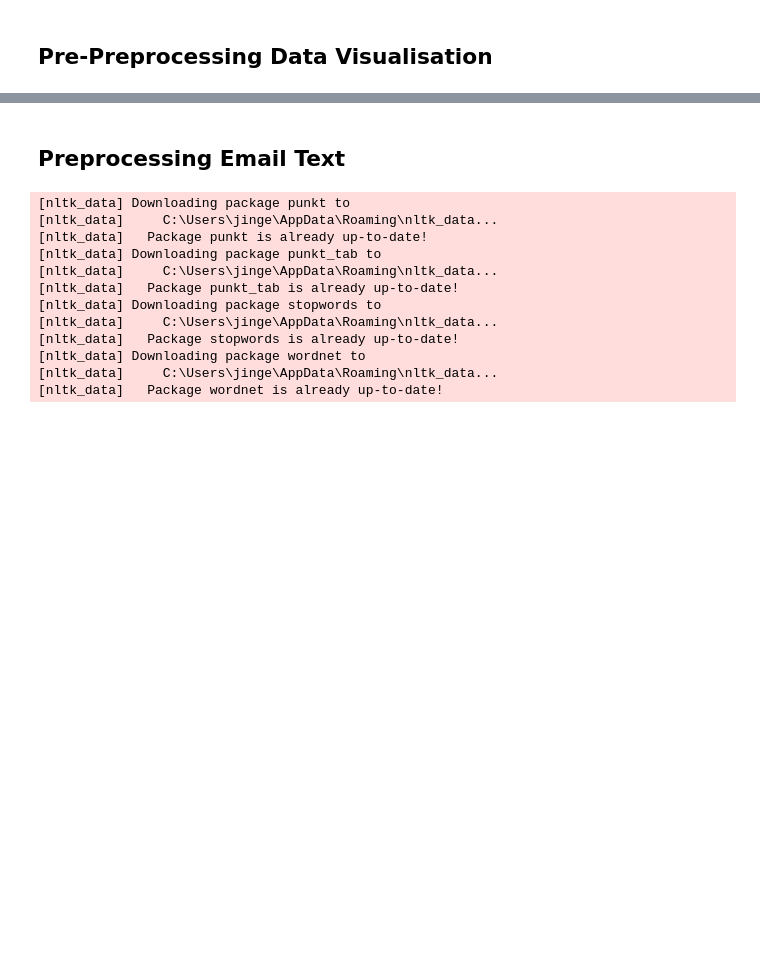
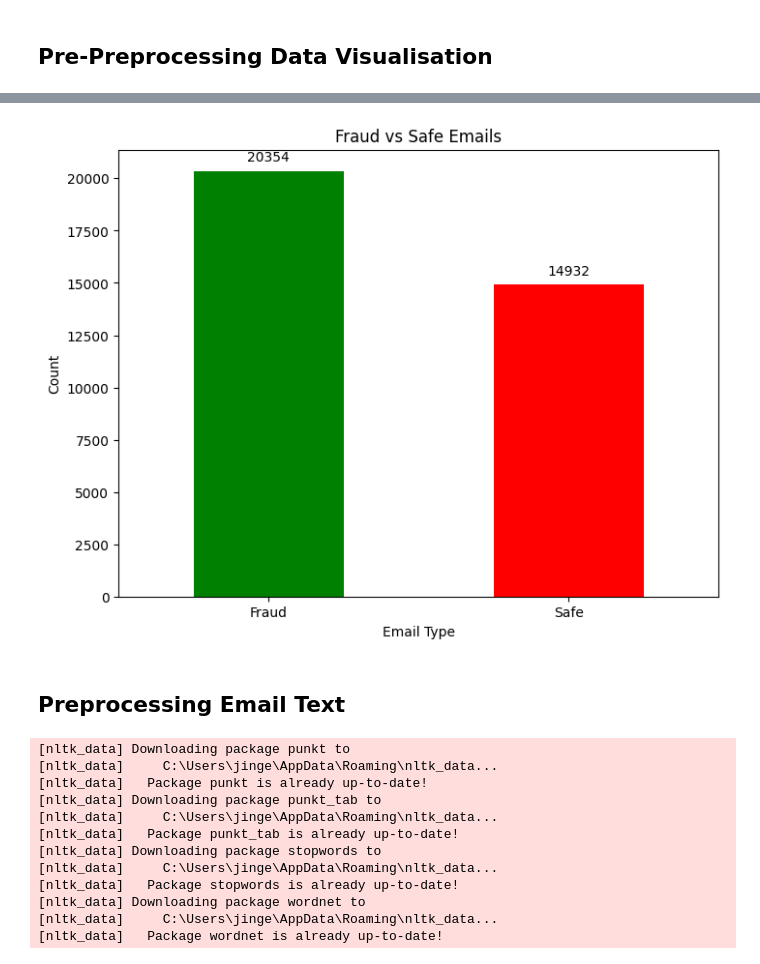
Before and after one commit to Geraldworks/Fraud-Email, a Jupyter notebook: main.ipynb, the cells around one changed output, grey strips where cells are left out. Cells and saved outputs as stored; diff of their text form; code cells hidden in the pictures; blank space fills up the shorter version.

```diff
--- a/main.ipynb
+++ b/main.ipynb
@@ -83,3 +149,26 @@ email_type_counts
+# %%
+# Count the occurrences of each category in 'is_fraud_email'
+fraud_counts = df['is_fraud_email'].value_counts()
+
+# Create a bar plot
+plt.figure(figsize=(8, 6))
+ax = fraud_counts.plot(kind='bar', color=['green', 'red'])
+
+# Adding title and labels
+plt.title('Fraud vs Safe Emails')
+plt.xlabel('Email Type')
+plt.ylabel('Count')
+
+# Add the count values on top of each bar
+for p in ax.patches:
+    ax.annotate(f'{p.get_height()}', (p.get_x() + p.get_width() / 2., p.get_height()),
+                ha='center', va='center', xytext=(0, 10), textcoords='offset points')
+
+# Show the plot
+plt.xticks(ticks=[0, 1], labels=['Fraud', 'Safe'], rotation=0)
+plt.show()
+# %% [output]
+[figure, added]
 # %% [markdown]
 ## Preprocessing Email Text
 # %%
```
Also changed, not shown: parts of 14 cells of this notebook.
